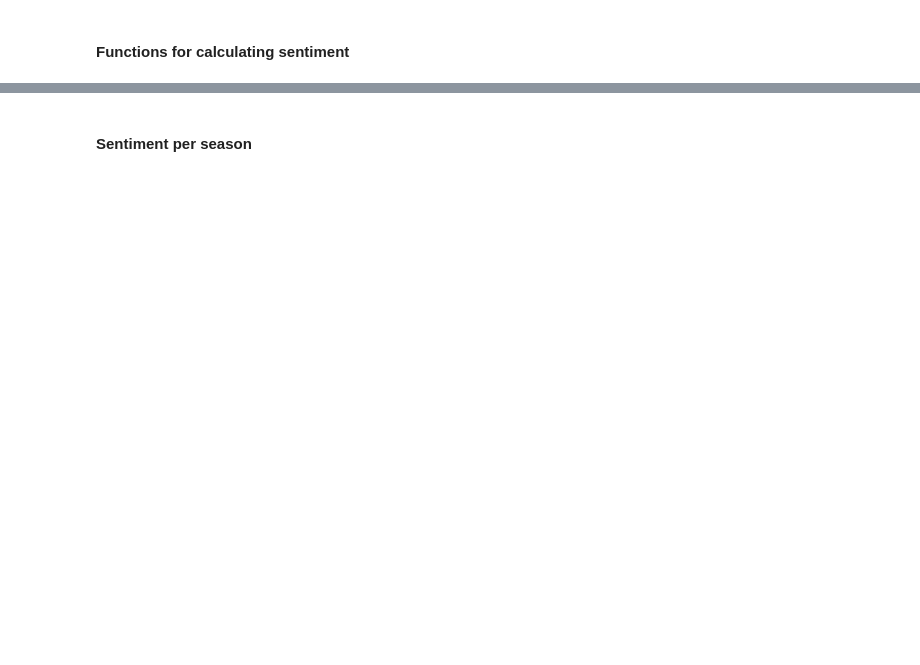
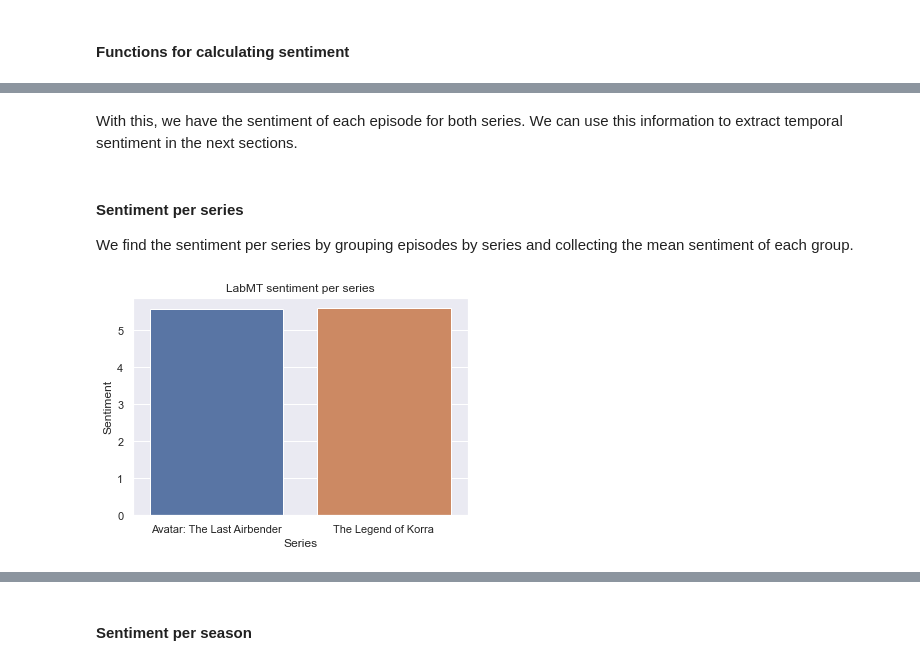
Before and after one commit to philipwastakenwastaken/social-graphs-project-2021, a Jupyter notebook: explainer.ipynb, the cells around one changed output, grey strips where cells are left out. Saved outputs shown, nothing was run; the diff lists cells and outputs as text; code cells hidden in the pictures; blank space fills up the shorter version.

```diff
--- a/explainer.ipynb
+++ b/explainer.ipynb
@@ -1904,0 +1961,16 @@ ValueError: Mime type rendering requires nbformat>=4.2.0 but it is not installed
+# %% [markdown]
+With this, we have the sentiment of each episode for both series. We can use this information to extract temporal sentiment in the next sections.
+# %% [markdown]
+#### Sentiment per series
+
+We find the sentiment per series by grouping episodes by series and collecting the mean sentiment of each group.
+# %%
+series_sentiment = dialog_df_groups.groupby(['series']).mean()
+# %%
+sns.barplot(x=['Avatar: The Last Airbender', 'The Legend of Korra'], y=series_sentiment['labMT_sentiment'])
+plt.title('LabMT sentiment per series')
+plt.xlabel('Series')
+plt.ylabel('Sentiment')
+plt.show()
+# %% [output]
+[figure, added]
```
Also changed, not shown: parts of 35 cells of this notebook, 2 other files.
